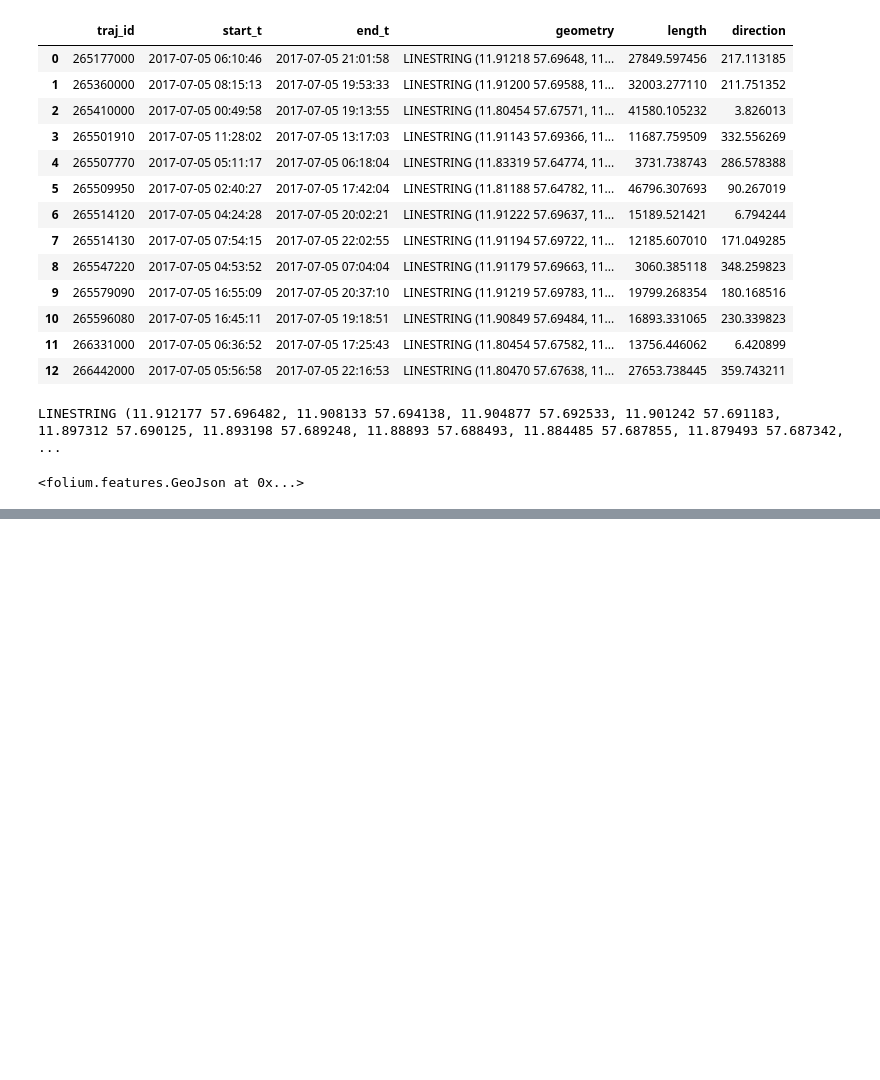
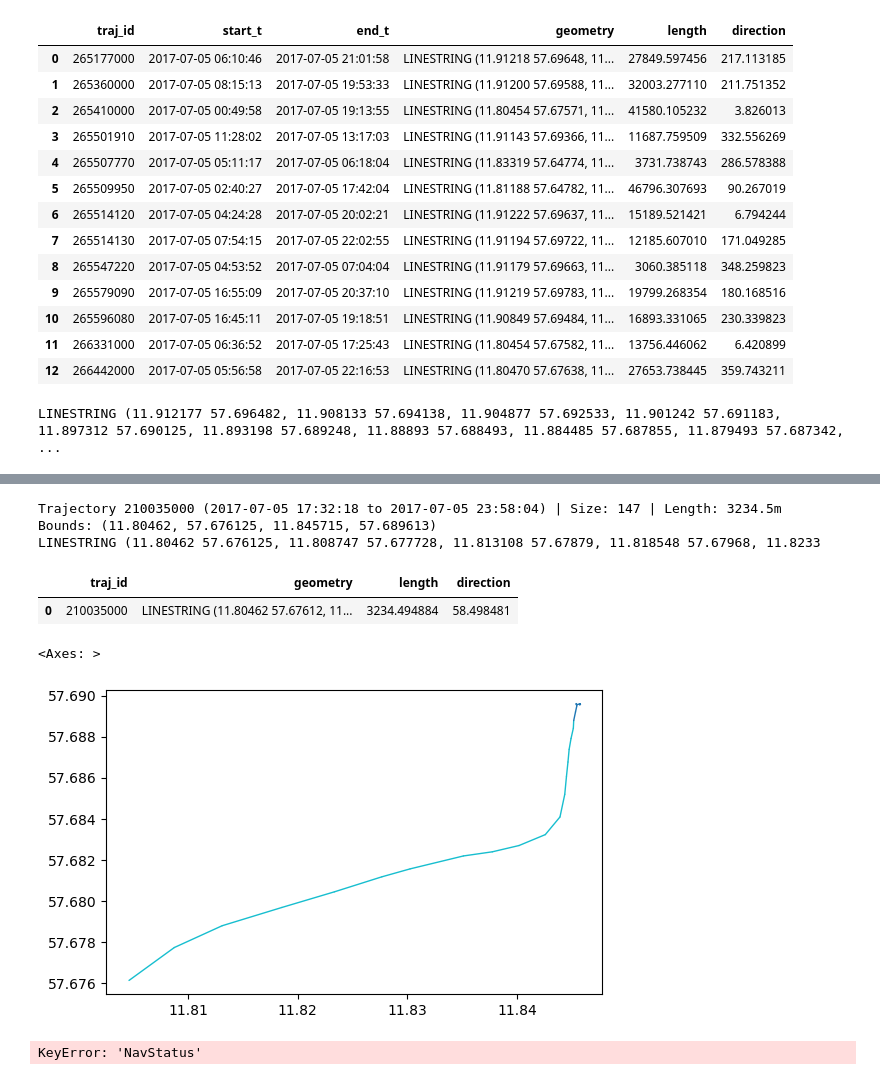
Before and after one commit to jc9677/duckdb, a Jupyter notebook: movingPandas.ipynb, the cells around one changed output, grey strips where cells are left out. Cells and saved outputs as stored; diff of their text form; code cells hidden in the pictures; blank space fills up the shorter version.

```diff
--- a/movingPandas.ipynb
+++ b/movingPandas.ipynb
@@ -8,4 +8,4 @@ from datetime import datetime, timedelta
 import warnings
 warnings.filterwarnings('ignore')
 # %%
-gdf = gpd.read_file('demodata_ais.gpkg')
+gdf = gpd.read_file('ais (4).gpkg')
@@ -82,9 +102,52 @@ m = folium.Map(location=[55.5, 10.5], zoom_start=9, tiles='cartodbpositron')
 
 # Add p_gdf to the map
 folium.GeoJson(p_gdf).add_to(m)
+
+m.fit_bounds(m.get_bounds())
-# %% [output]
-<folium.features.GeoJson at 0x...>
 # %%
 m
 # %% [output]
 [interactive output not drawn]
+# %%
+traj_collection.trajectories[0]
+# %% [output]
+Trajectory 210035000 (2017-07-05 17:32:18 to 2017-07-05 23:58:04) | Size: 147 | Length: 3234.5m
+Bounds: (11.80462, 57.676125, 11.845715, 57.689613)
+LINESTRING (11.80462 57.676125, 11.808747 57.677728, 11.813108 57.67879, 11.818548 57.67968, 11.8233
+# %%
+my_traj = traj_collection.trajectories[0]
+my_traj_gdf = my_traj.to_traj_gdf()
+my_traj_gdf.drop(columns=['start_t', 'end_t'], inplace=True)
+# %%
+my_traj_gdf
+# %% [output]
+|  | traj_id | geometry | length | direction |
+| 0 | 210035000 | LINESTRING (11.80462 57.67612, 11... | 3234.494884 | 58.498481 |
+# %%
+#my_traj.hvplot(title=f'Trajectory {my_traj.id}', frame_width=700, frame_height=500, line_width=5.0, c='NavStatus', cmap='Dark2')
+my_traj.plot(column='NavStatus', linewidth=1, capstyle='round')
+# %% [output]
+<Axes: >
+[figure, added]
+# %%
+
+traj_map = folium.Map(location=[55.5, 10.5], zoom_start=9, tiles='cartodbpositron')
+#folium.GeoJson(my_traj_gdf).add_to(traj_map)
+# Color by NavStatus
+# Get a color map
+import matplotlib.cm as cm
+import matplotlib.colors as colors
+cmap = cm.get_cmap('Dark2')
+# Get the number of unique values in the NavStatus column
+num_colors = len(my_traj_gdf['NavStatus'].unique())
+# Get a list of colors
+navstatus_colors = [colors.rgb2hex(cmap(i)) for i in range(num_colors)]
+# Create a dictionary of NavStatus values and colors
+navstatus_color_dict = dict(zip(my_traj_gdf['NavStatus'].unique(), navstatus_colors))
+# Add the color column to the GeoDataFrame
+my_traj_gdf['color'] = my_traj_gdf['NavStatus'].map(navstatus_color_dict)
+# Add the GeoDataFrame to the map
+folium.GeoJson(my_traj_gdf, style_function=lambda x: {'color': x['properties']['color']}).add_to(traj_map)
+traj_map.fit_bounds(traj_map.get_bounds())
+# %% [output]
+KeyError: 'NavStatus'
```
Also changed, not shown: parts of 3 cells of this notebook.
